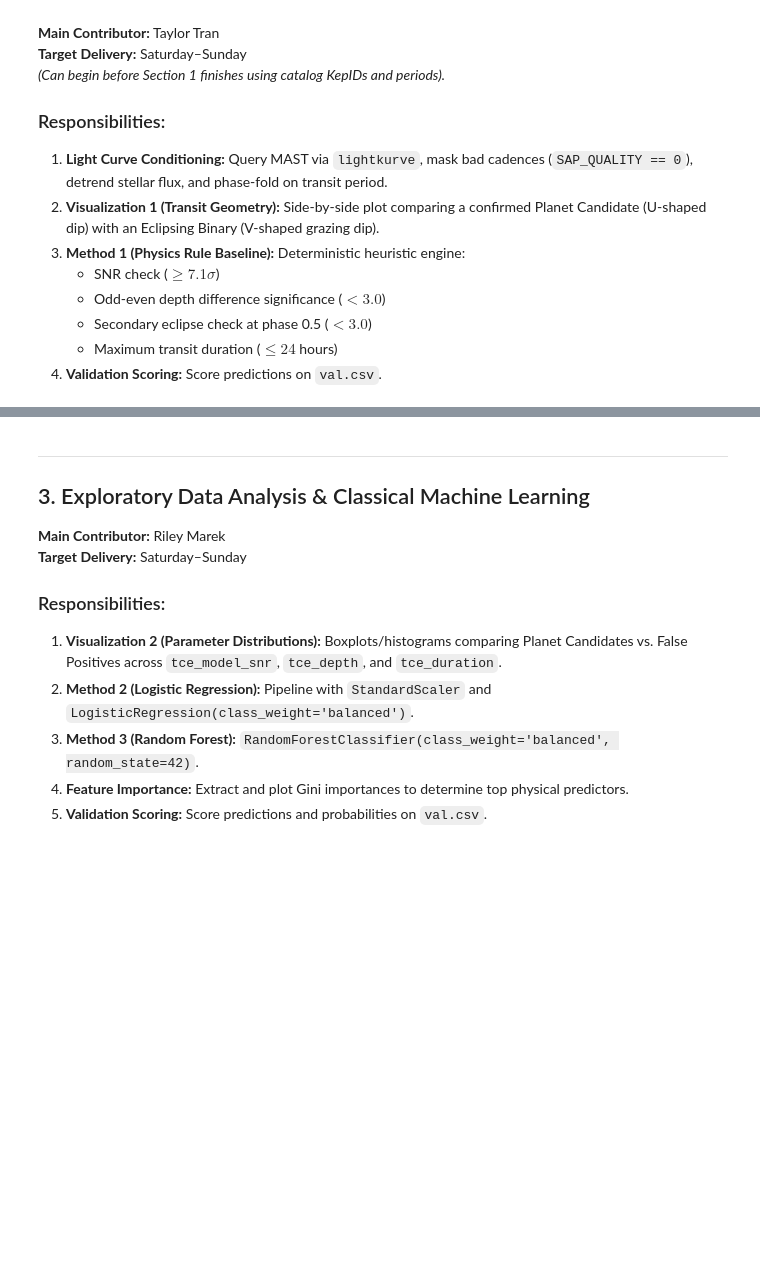
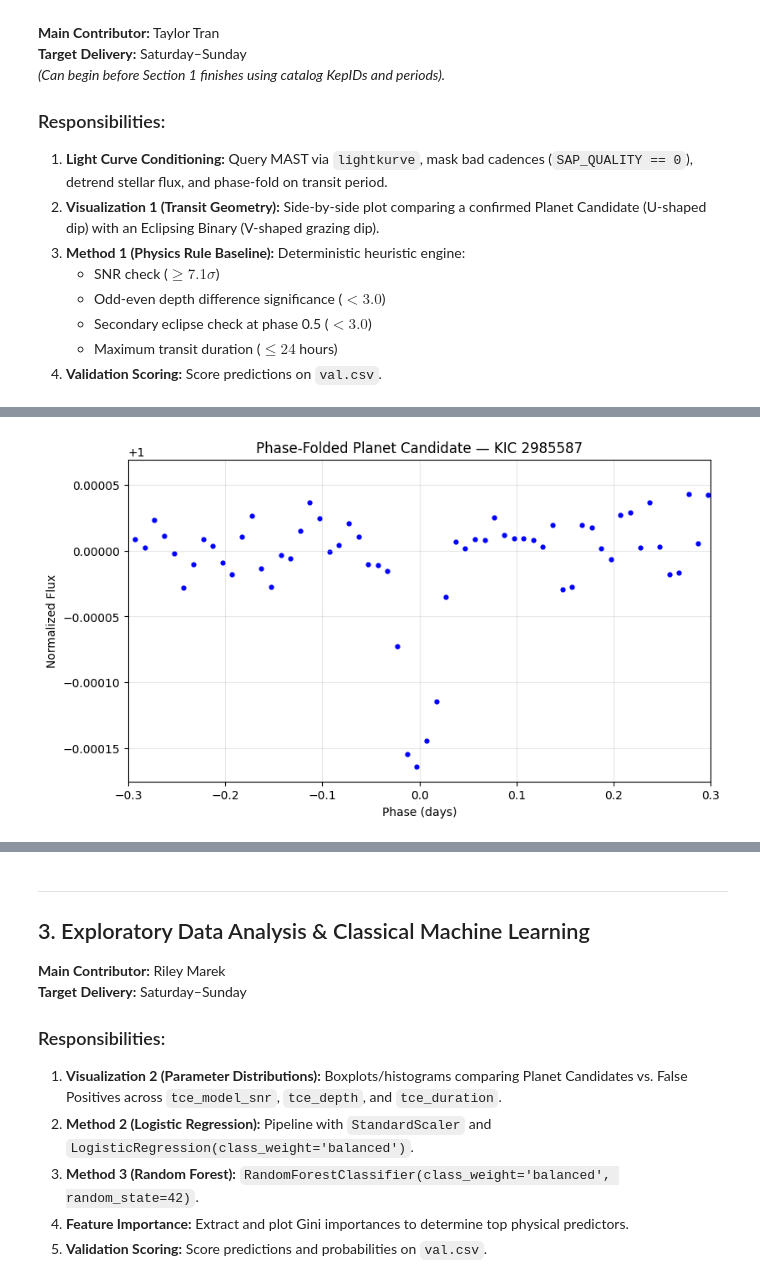
Before and after one commit to RileyMarek/kepler-exoplanet-hunter, a Jupyter notebook: Main_Workspace_Vetting_Kepler_Transit_Signals.ipynb, the cells around one changed output, grey strips where cells are left out. Saved outputs shown, nothing was run; the diff lists cells and outputs as text; code cells hidden in the pictures; blank space fills up the shorter version.

Commit message:
add light curve processing, transit comparison, and rule baseline

```diff
--- a/Main_Workspace_Vetting_Kepler_Transit_Signals.ipynb
+++ b/Main_Workspace_Vetting_Kepler_Transit_Signals.ipynb
@@ -389,0 +424,28 @@ An all-negative classifier would score 77.1% accuracy while finding zero planets
+# %%
+# Example: Phase-folded planet candidate (KIC 2985587)
+
+planet_lc = fetch_and_fold_lightcurve(
+    kepid=2985587,
+    period=3.37572,
+    t0=134.213
+)
+
+if planet_lc is not None:
+    planet_binned = planet_lc.bin(time_bin_size=0.01)
+
+    plt.figure(figsize=(9, 5))
+    plt.scatter(
+        planet_binned.time.value,
+        planet_binned.flux.value,
+        s=12,
+        color="blue"
+    )
+
+    plt.xlim(-0.3, 0.3)
+    plt.xlabel("Phase (days)")
+    plt.ylabel("Normalized Flux")
+    plt.title("Phase-Folded Planet Candidate — KIC 2985587")
+    plt.grid(alpha=0.3)
+    plt.show()
+# %% [output]
+[figure, added]
```
Also changed, not shown: parts of 11 cells of this notebook.
